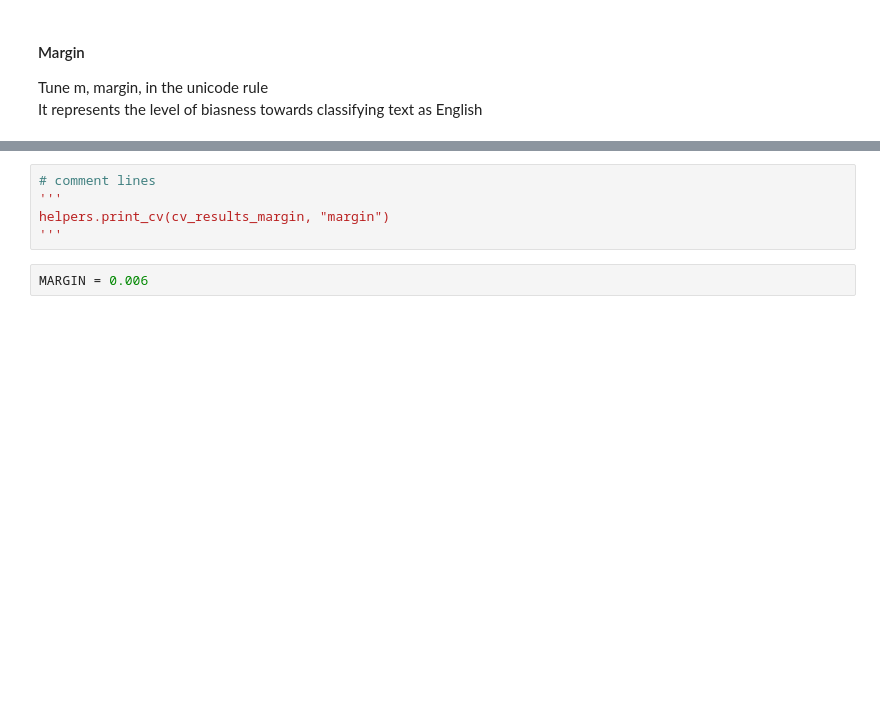
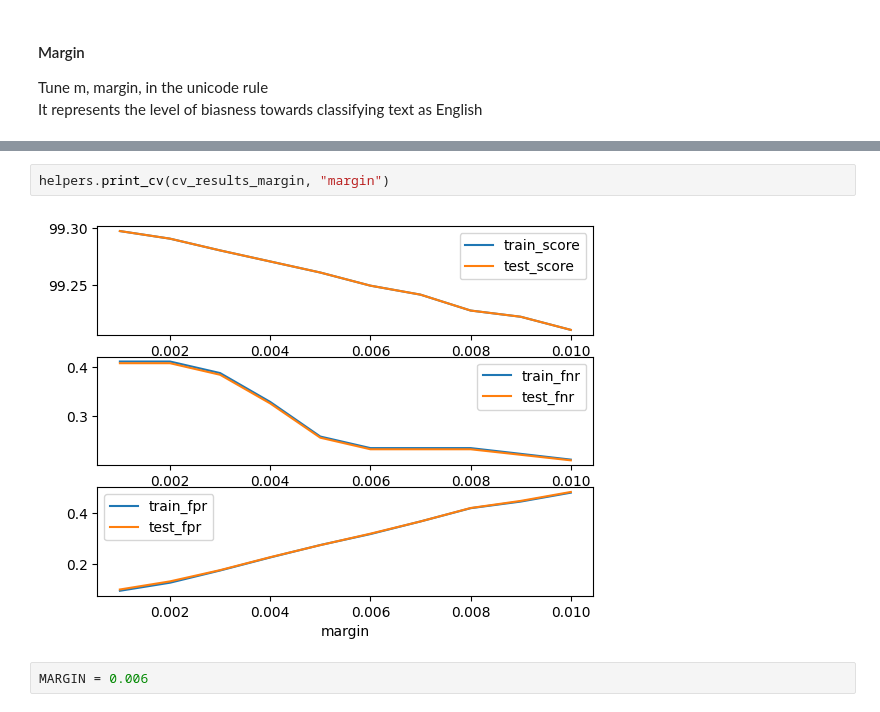
Before and after one commit to felicialeow/language_detector, a Jupyter notebook: Collab_Notebook/Language Detection.ipynb, the cells around one changed output, grey strips where cells are left out. Saved outputs shown, nothing was run; the diff lists cells and outputs as text; blank space fills up the shorter version.

```diff
--- a/Collab_Notebook/Language Detection.ipynb
+++ b/Collab_Notebook/Language Detection.ipynb
@@ -485,8 +547,7 @@ pd.DataFrame(cv_results_margin)
 # %%
-# comment lines
-'''
 helpers.print_cv(cv_results_margin, "margin")
-'''
+# %% [output]
+[figure, added]
 # %%
 MARGIN = 0.006
 # %% [markdown]
```
Also changed, not shown: parts of 16 cells of this notebook.
